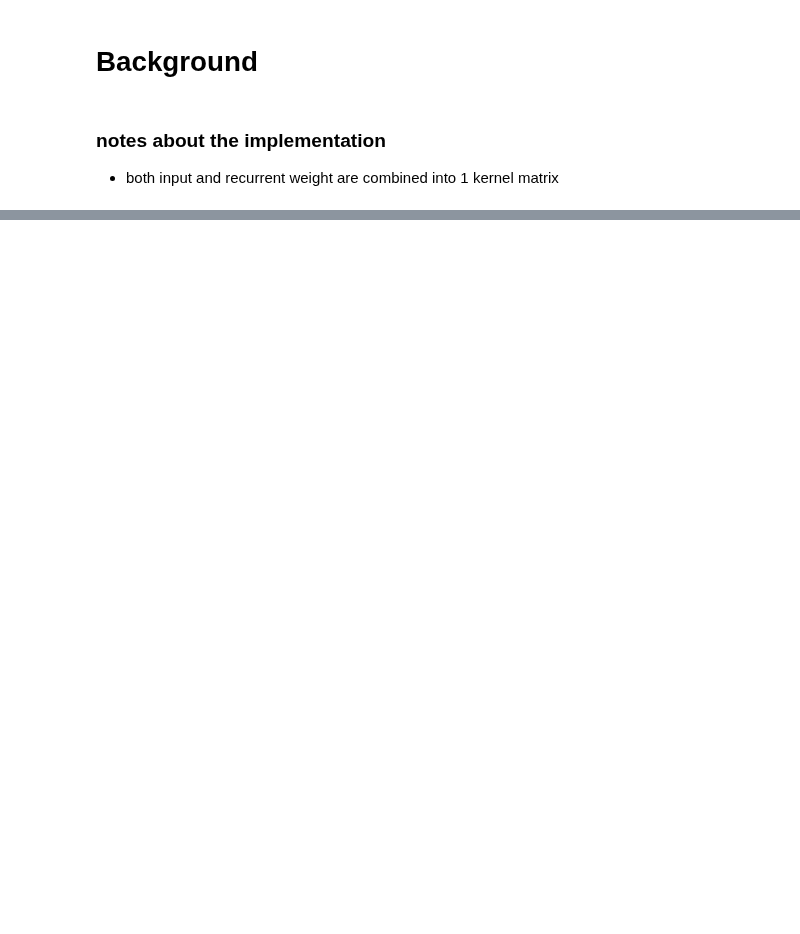
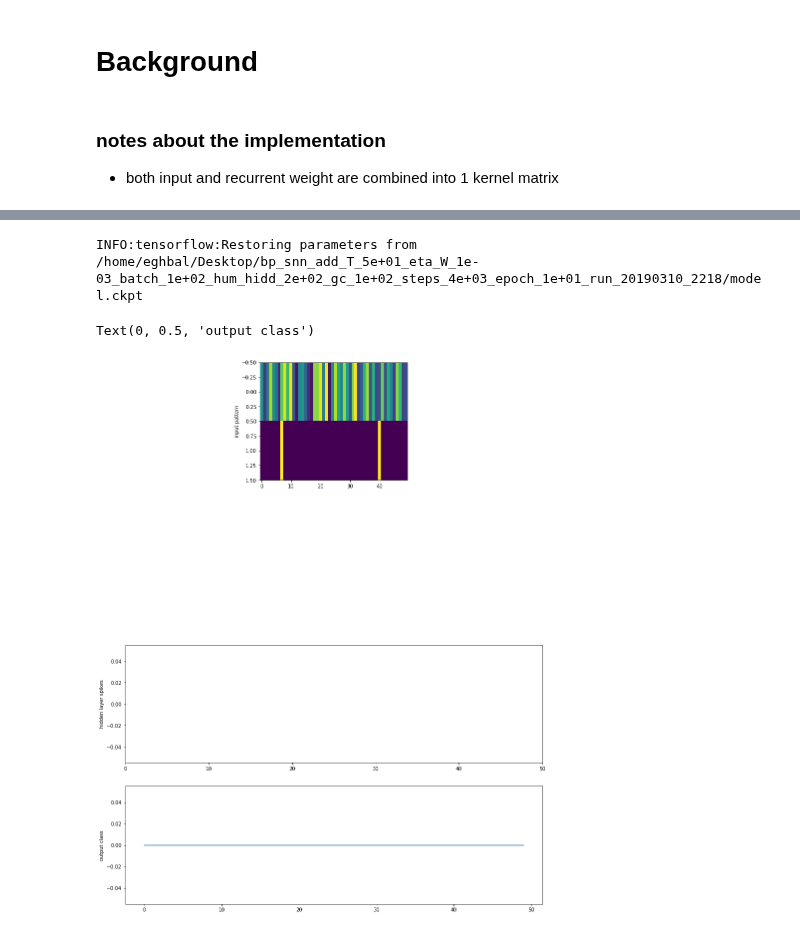
Before and after one commit to eghbalhosseini/KeRNL, a Jupyter notebook: notebooks/kernl_snn_cell_add_dataset.ipynb, the cells around one changed output, grey strips where cells are left out. Drawn from its saved outputs; the diff is of its cells as text; code cells hidden in the pictures; blank space fills up the shorter version.

```diff
--- a/notebooks/kernl_snn_cell_add_dataset.ipynb
+++ b/notebooks/kernl_snn_cell_add_dataset.ipynb
@@ -51,0 +144,40 @@ savepath='/home/eghbal/Desktop/openmind/logs/kernl_snn_addition_dataset/kernl_sn
+# %%
+with tf.Session(graph=graph) as sess:
+    saver.restore(sess, savepath+'model.ckpt')
+    values,trainable_vars = sess.run([variable_names,trainables])
+    sess.run(iter.initializer,feed_dict={X: training_x, Y: training_y , BATCH_SIZE: batch_size})
+    batch_x,batch_y, outputs,hiddens,input_layer=sess.run([inputs,labels,bptt_output,bptt_hidden_states,hidden_inputs])
+# %% [output]
+INFO:tensorflow:Restoring parameters from /home/eghbal/Desktop/bp_snn_add_T_5e+01_eta_W_1e-03_batch_1e+02_hum_hidd_2e+02_gc_1e+02_steps_4e+03_epoch_1e+01_run_20190310_2218/model.ckpt
+# %%
+with tf.Session(graph=graph) as sess:
+    #saver.restore(sess, savepath+'model.ckpt')
+    sess.run(init)
+    values,trainable_vars = sess.run([variable_names,trainables])
+    sess.run(iter.initializer,feed_dict={X: training_x, Y: training_y , BATCH_SIZE: batch_size})
+    batch_x,batch_y, outputs,hiddens,input_layer=sess.run([inputs,labels,bptt_output,bptt_hidden_states,hidden_inputs])
+# %%
+voltages=outputs[9,:,:]
+hidden_spikes=hiddens.spike[9,:,:]
+plt.figure(figsize=[15,20])
+
+
+ax1=plt.subplot(411)
+plt.imshow(np.transpose(batch_x[9]))
+ax1.set_aspect(20)
+plt.ylabel('input pattern')
+
+ax3=plt.subplot(413)
+colors_map=cm.viridis(np.linspace(0,1,num_hidden))
+for t in range(time_steps):
+    cross=np.argwhere(hidden_spikes[t,:])
+    ax3.scatter(cross*0+t,cross,color=colors_map[cross.flatten(),:],s=2)
+    plt.xlim([0,time_steps])
+plt.ylabel('hidden layer spikes')
+ax1=plt.subplot(414)
+ax1.plot(voltages)
+
+plt.ylabel('output class')
+# %% [output]
+Text(0, 0.5, 'output class')
+[figure, added]
```
Also changed, not shown: parts of 10 cells of this notebook, 1 other file.
